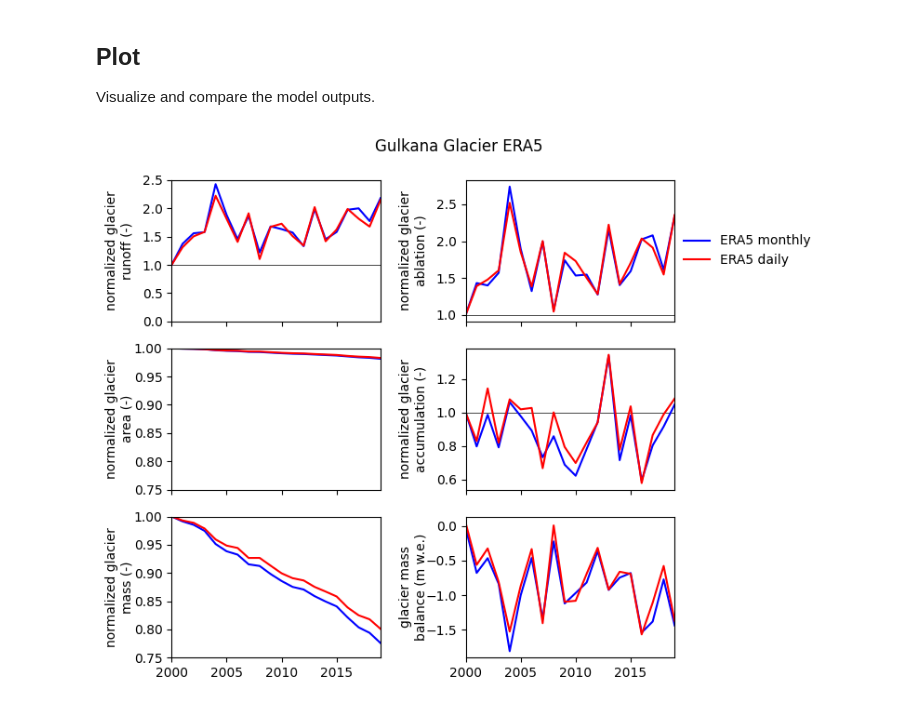
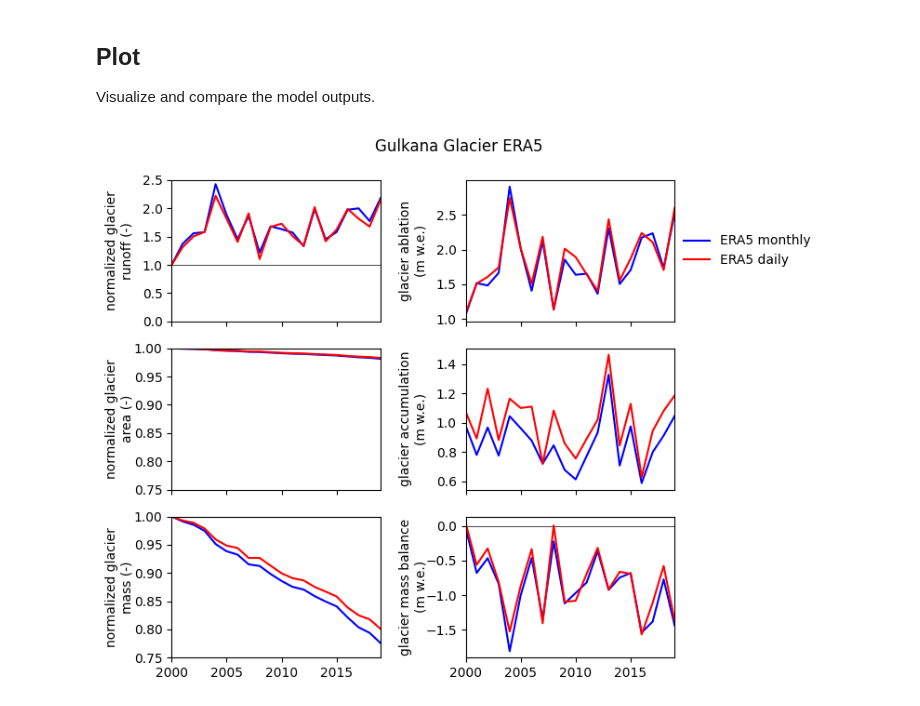
Before and after one commit to PyGEM-Community/PyGEM-notebooks, a Jupyter notebook: simple_test_daily.ipynb, the cells around one changed output. Saved outputs shown, nothing was run; the diff lists cells and outputs as text; code cells hidden in the pictures.

Commit message:
Updated daily test notebook plots and simulation output naming

```diff
--- a/simple_test_daily.ipynb
+++ b/simple_test_daily.ipynb
@@ -205,9 +205,6 @@ Total processing time: 0.32831811904907227 s
 # %%
 # load simulation output
-ds_monthly = xr.open_dataset(glob.glob(f'{rootpath}/Output/simulations/{reg_str}/{gcm_name}/stats/{glacier_str}_{gcm_name}_HH2015*_2000_2019_all.nc*')[0])
-
-# delete file (the daily simulation output saves with the same filename)
-os.remove(glob.glob(f'{rootpath}/Output/simulations/{reg_str}/{gcm_name}/stats/{glacier_str}_{gcm_name}_HH2015*_2000_2019_all.nc*')[0])
+ds_monthly = xr.open_dataset(glob.glob(f'{rootpath}/Output/simulations/{reg_str}/{gcm_name}/stats/{glacier_str}_{gcm_name}_HH2015*_2000_2019_{suff_mo}all.nc*')[0])
 # %% [markdown]
 ## Simple calibration and simulation -- daily
 
@@ -267,6 +265,6 @@ Total processing time: 3.1826670169830322 s
 # %%
 # load simulation output
-ds_daily = xr.open_dataset(glob.glob(f'{rootpath}/Output/simulations/{reg_str}/{gcm_name}/stats/{glacier_str}_{gcm_name}_HH2015*_2000_2019_all.nc*')[0])
+ds_daily = xr.open_dataset(glob.glob(f'{rootpath}/Output/simulations/{reg_str}/{gcm_name}/stats/{glacier_str}_{gcm_name}_HH2015*_2000_2019_{suff_d}all.nc*')[0])
 # %% [markdown]
 Compare positive degree-days from the model output
 # %%
@@ -317,8 +315,8 @@ ds_monthly_sum = ds_monthly['glac_runoff'][0].resample(time='YE').sum('time') #
 annual_runoff_monthly = ds_monthly_sum.values # append annual runoff to list
 annual_area_monthly = ds_monthly['glac_area_annual'][0].values[1:] # pull annual area
 annual_mass_monthly = ds_monthly['glac_mass_annual'][0].values[1:] # pull annual mass
-annual_abl_monthly = ds_monthly['glac_melt'][0].resample(time='YE').sum('time').values # monthly melt
-annual_acc_monthly = ds_monthly['glac_acc'][0].resample(time='YE').sum('time').values # monthly accumulation
+annual_abl_monthly = ds_monthly['glac_melt'][0].resample(time='YE').sum('time').values/annual_area_monthly # monthly melt
+annual_acc_monthly = ds_monthly['glac_acc'][0].resample(time='YE').sum('time').values/annual_area_monthly # monthly accumulation
 annual_cmb_monthly = ds_monthly['glac_massbaltotal'][0].resample(time='YE').sum('time').values/annual_area_monthly # monthly mass balance
 year_monthly = (ds_monthly.year.values[:-1:]) # pull years
 
@@ -328,10 +326,9 @@ ds_daily_sum = ds_daily['glac_runoff'][0].resample(time='YE').sum('time') # mont
 annual_runoff_daily = ds_daily_sum.values # append annual runoff to list
 annual_area_daily = ds_daily['glac_area_annual'][0].values[1:] # pull annual area
 annual_mass_daily = ds_daily['glac_mass_annual'][0].values[1:] # pull annual mass
-annual_abl_daily = ds_daily['glac_melt'][0].resample(time='YE').sum('time').values # monthly melt
-annual_acc_daily = ds_daily['glac_acc'][0].resample(time='YE').sum('time').values # monthly accumulation
+annual_abl_daily = ds_daily['glac_melt'][0].resample(time='YE').sum('time').values/annual_area_daily # monthly melt
+annual_acc_daily = ds_daily['glac_acc'][0].resample(time='YE').sum('time').values/annual_area_daily # monthly accumulation
 annual_cmb_daily = ds_daily['glac_massbaltotal'][0].resample(time='YE').sum('time').values/annual_area_daily # monthly mass balance
-
 year_daily = (ds_daily.year.values[:-1:]) # pull years
 # %%
 # create 3 x 1 plot with runoff, area, mass
@@ -343,41 +340,40 @@ ax[0].plot(year_daily, annual_runoff_daily/annual_runoff_daily[0], c='r')
 ax[2].plot(year_monthly, annual_area_monthly/annual_area_monthly[0], c='b')
 ax[2].plot(year_daily, annual_area_daily/annual_area_daily[0], c='r')
 ax[4].plot(year_monthly, annual_mass_monthly/annual_mass_monthly[0], c='b')
 ax[4].plot(year_daily, annual_mass_daily/annual_mass_daily[0], c='r')
 
 # plot right column
-ax[1].plot(year_monthly, annual_abl_monthly/annual_abl_monthly[0], c='b')
-ax[1].plot(year_daily, annual_abl_daily/annual_abl_daily[0], c='r')
-ax[3].plot(year_monthly, annual_acc_monthly/annual_acc_monthly[0], c='b')
-ax[3].plot(year_daily, annual_acc_daily/annual_acc_daily[0], c='r')
+ax[1].plot(year_monthly, annual_abl_monthly, c='b')
+ax[1].plot(year_daily, annual_abl_daily, c='r')
+ax[3].plot(year_monthly, annual_acc_monthly, c='b')
+ax[3].plot(year_daily, annual_acc_daily, c='r')
 ax[5].plot(year_monthly, annual_cmb_monthly, c='b')
 ax[5].plot(year_daily, annual_cmb_daily, c='r')
 
-# add xlines
+# add hlines
 ax[0].axhline(1, c='k', ls='-', lw=0.5, zorder=0)
-ax[1].axhline(1, c='k', ls='-', lw=0.5, zorder=0)
-ax[3].axhline(1, c='k', ls='-', lw=0.5, zorder=0)
+ax[5].axhline(0, c='k', ls='-', lw=0.5, zorder=0)
 
 # create legend
 ax[1].plot([],[], c='b', label='ERA5 monthly')
 ax[1].plot([],[], c='r', label='ERA5 daily')
 ax[1].legend(loc='center left', bbox_to_anchor=(1.02, 0.5), frameon=False, borderaxespad=0)
 
 # set x axis limits to temporal extent of our data
 ax[0].set_ylim([0,2.5])
 ax[2].set_ylim([0.75,1])
 ax[4].set_ylim([0.75,1])
 ax[0].set_xlim([2000,2019])
 
 # add labels
 ax[0].text(-0.25, 0.5, 'normalized glacier\nrunoff (-)', va='center', ha='center', rotation=90, transform=ax[0].transAxes)
 ax[2].text(-0.25, 0.5, 'normalized glacier\narea (-)', va='center', ha='center', rotation=90, transform=ax[2].transAxes)
 ax[4].text(-0.25, 0.5, 'normalized glacier\nmass (-)', va='center', ha='center', rotation=90, transform=ax[4].transAxes)
-ax[1].text(-0.25, 0.5, 'normalized glacier\nablation (-)', va='center', ha='center', rotation=90, transform=ax[1].transAxes)
-ax[3].text(-0.25, 0.5, 'normalized glacier\naccumulation (-)', va='center', ha='center', rotation=90, transform=ax[3].transAxes)
-ax[5].text(-0.25, 0.5, 'glacier mass\nbalance (m w.e.)', va='center', ha='center', rotation=90, transform=ax[5].transAxes)
+ax[1].text(-0.25, 0.5, 'glacier ablation\n(m w.e.)', va='center', ha='center', rotation=90, transform=ax[1].transAxes)
+ax[3].text(-0.25, 0.5, 'glacier accumulation\n(m w.e.)', va='center', ha='center', rotation=90, transform=ax[3].transAxes)
+ax[5].text(-0.25, 0.5, 'glacier mass balance\n(m w.e.)', va='center', ha='center', rotation=90, transform=ax[5].transAxes)
 fig.suptitle('Gulkana Glacier ERA5', va='center', ha='center', rotation=0,)
 fig.subplots_adjust(right=0.8)
 fig.tight_layout()
 # %% [output]
-[figure, old version]
+[figure, new version]
```
Also changed, not shown: parts of 5 cells of this notebook.
